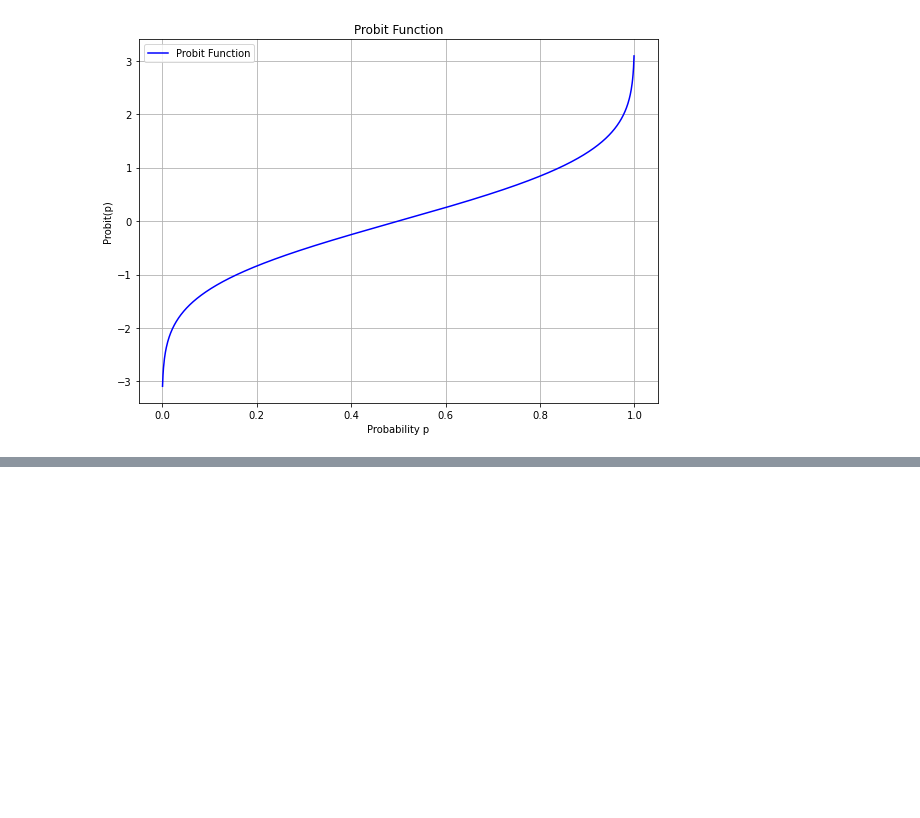
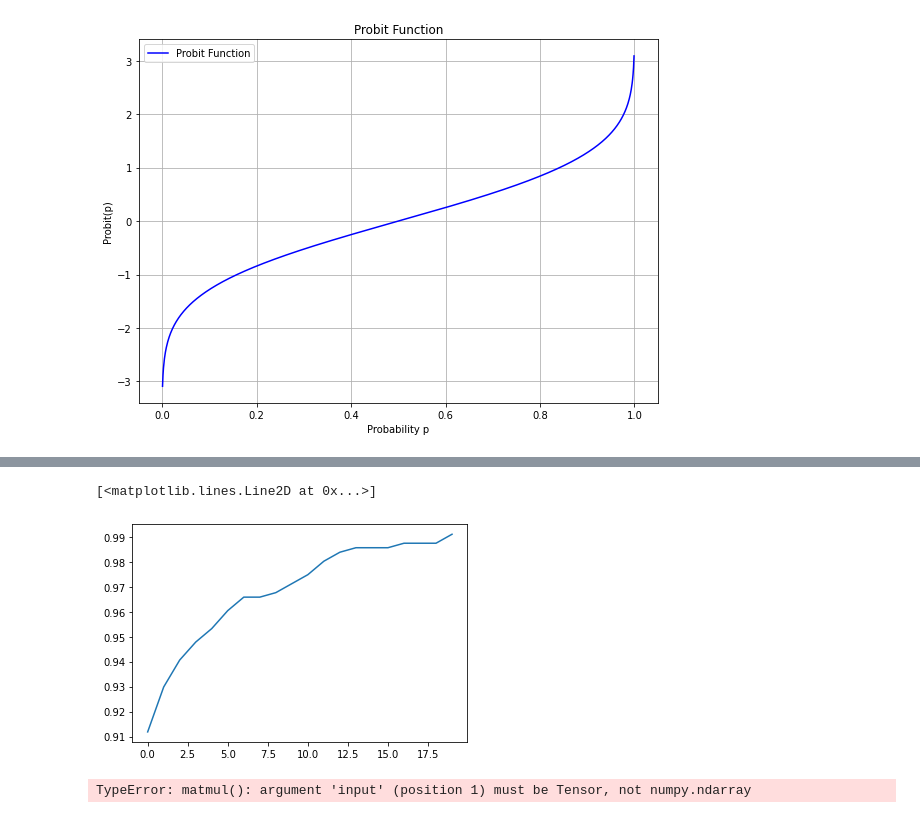
Before and after one commit to ouaguenouni/GaussianProcessesForPreferences, a Jupyter notebook: Untitled.ipynb, the cells around one changed output, grey strips where cells are left out. Drawn from its saved outputs; the diff is of its cells as text; code cells hidden in the pictures; blank space fills up the shorter version.

Commit message:
Bayesian Linear Regression

```diff
--- a/Untitled.ipynb
+++ b/Untitled.ipynb
@@ -77,0 +318,5 @@ def sample_dataset(model):
+# %%
+plt.plot(np.arange(len(accuracy)), accuracy)
+# %% [output]
+[<matplotlib.lines.Line2D at 0x...>]
+[figure, added]
@@ -77,0 +332,63 @@ def sample_dataset(model):
+# %%
+# Training loop for the Bayesian model using ELBO
+
+bayesian_model = BayesianLinear(input_dim=2)
+
+likelihood_fn = nn.BCEWithLogitsLoss()
+epochs = 500
+
+# Variational parameters
+theta = list(bayesian_model.parameters())
+variational_optimizer = optim.Adam(theta)
+
+
+for epoch in range(epochs):
+
+    for batch_idx, (data, target) in enumerate(train_loader):
+        optimizer.zero_grad()
+        output = model(data).squeeze()
+        loss = criterion(output, target) + l1_regularization(model, 2e-3)
+        loss.backward()
+        losses.append(loss.item())
+        optimizer.step()
+
+    if (epoch+1) % 10 == 0:
+        # Evaluation
+        model.eval()
+        with torch.no_grad():
+            correct = 0
+            total = 0
+            for data, target in test_loader:
+                output = model(data).squeeze()
+                predicted = (output > 0.5).float()
+                total += target.size(0)
+                correct += (predicted == target).sum().item()
+        acc = correct / total
+        accuracy.append(acc)
+
+
+        # Print progress
+    if (epoch+1) % 50 == 0:
+        print(f'Epoch [{epoch+1}/{epochs}], Loss: {loss.item():.4f}')
+        print(f'Test Accuracy: {100 * correct / total:.2f}%')
+
+
+
+    variational_optimizer.zero_grad()
+
+    # Sample weights from q(w|theta)
+    w_sample = bayesian_model.mean + torch.exp(0.5 * bayesian_model.log_var) * torch.randn_like(bayesian_model.mean)
+
+    # Compute the likelihood term
+    logits = torch.matmul(X, w_sample)
+    likelihood_term = likelihood_fn(logits, y)
+
+    # Compute the KL divergence between q(w|theta) and the prior p(w)
+    kl_divergence = -0.5 * torch.sum(1 + bayesian_model.log_var - bayesian_model.mean.pow(2) - bayesian_model.log_var.exp())
+
+    # Negative ELBO (since we want to maximize ELBO but PyTorch minimizes)
+    elbo_loss = likelihood_term + kl_divergence
+    elbo_loss.backward()
+    variational_optimizer.step()
+# %% [output]
+TypeError: matmul(): argument 'input' (position 1) must be Tensor, not numpy.ndarray
```
Also changed, not shown: parts of 32 cells of this notebook, 2 other files.
